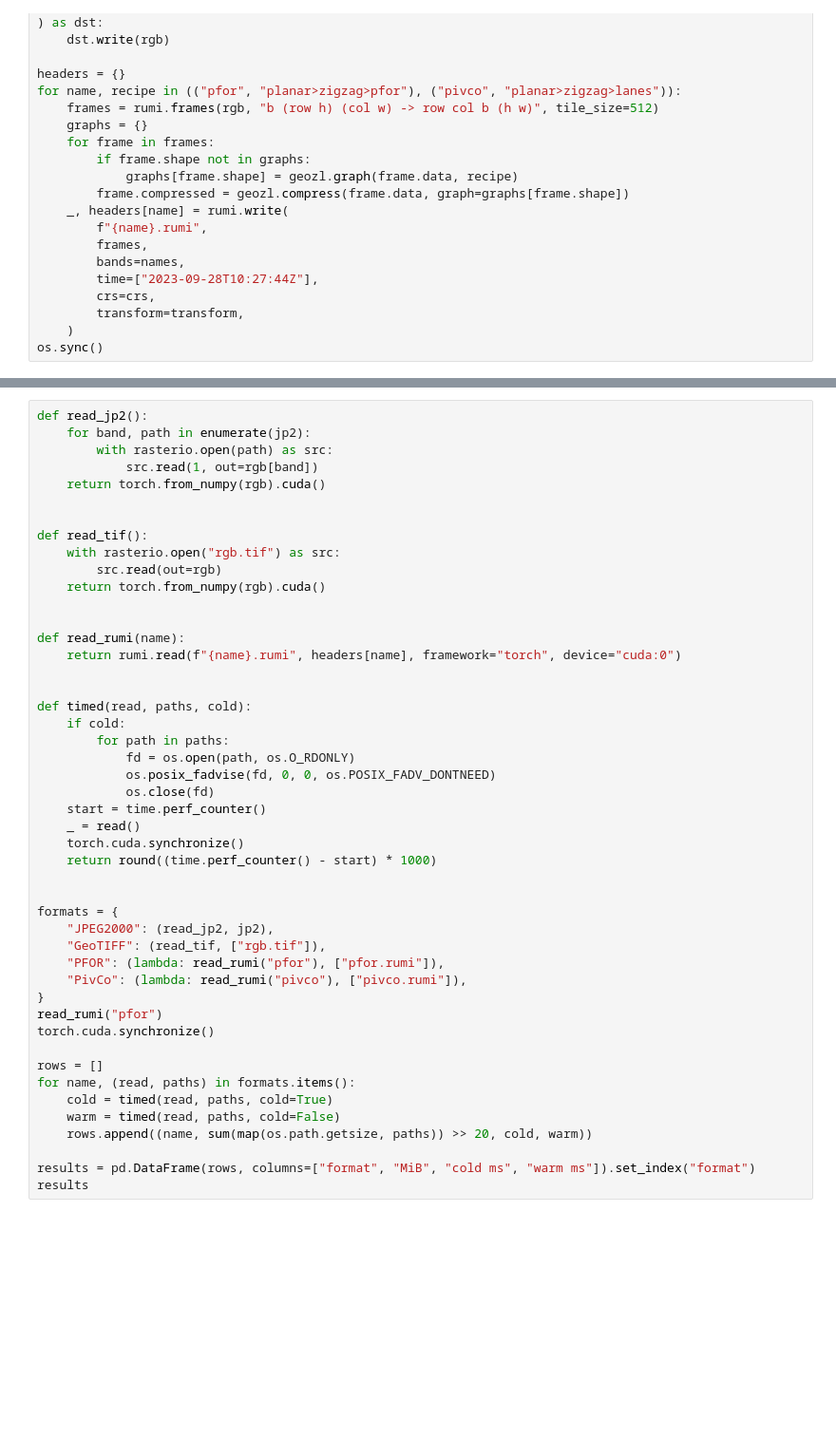
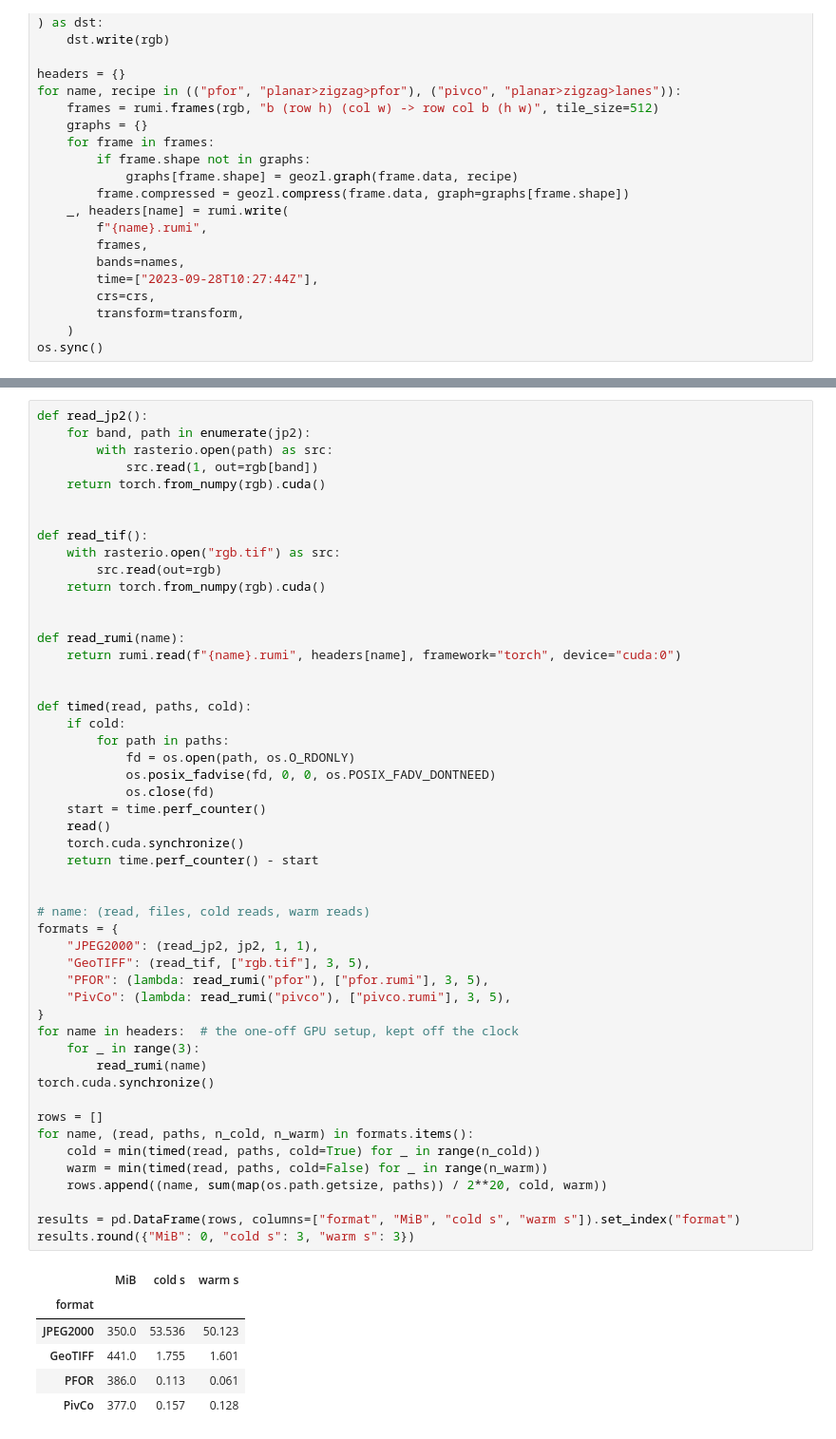
Before and after one commit to asterisk-labs/geozl, a Jupyter notebook: docs/notebooks/sentinel2-cuda-benchmark.ipynb, the cells around one changed output, grey strips where cells are left out. Shown at 95% size. Cells and saved outputs as stored; diff of their text form; blank space fills up the shorter version.

```diff
--- a/docs/notebooks/sentinel2-cuda-benchmark.ipynb
+++ b/docs/notebooks/sentinel2-cuda-benchmark.ipynb
@@ -110,43 +124,53 @@ def read_jp2():
             src.read(1, out=rgb[band])
     return torch.from_numpy(rgb).cuda()
 
 
 def read_tif():
     with rasterio.open("rgb.tif") as src:
         src.read(out=rgb)
     return torch.from_numpy(rgb).cuda()
 
 
 def read_rumi(name):
     return rumi.read(f"{name}.rumi", headers[name], framework="torch", device="cuda:0")
 
 
 def timed(read, paths, cold):
     if cold:
         for path in paths:
             fd = os.open(path, os.O_RDONLY)
             os.posix_fadvise(fd, 0, 0, os.POSIX_FADV_DONTNEED)
             os.close(fd)
     start = time.perf_counter()
-    _ = read()
+    read()
     torch.cuda.synchronize()
-    return round((time.perf_counter() - start) * 1000)
+    return time.perf_counter() - start
 
 
+# name: (read, files, cold reads, warm reads)
 formats = {
-    "JPEG2000": (read_jp2, jp2),
-    "GeoTIFF": (read_tif, ["rgb.tif"]),
-    "PFOR": (lambda: read_rumi("pfor"), ["pfor.rumi"]),
-    "PivCo": (lambda: read_rumi("pivco"), ["pivco.rumi"]),
+    "JPEG2000": (read_jp2, jp2, 1, 1),
+    "GeoTIFF": (read_tif, ["rgb.tif"], 3, 5),
+    "PFOR": (lambda: read_rumi("pfor"), ["pfor.rumi"], 3, 5),
+    "PivCo": (lambda: read_rumi("pivco"), ["pivco.rumi"], 3, 5),
 }
-read_rumi("pfor")
+for name in headers:  # the one-off GPU setup, kept off the clock
+    for _ in range(3):
+        read_rumi(name)
 torch.cuda.synchronize()
 
 rows = []
-for name, (read, paths) in formats.items():
-    cold = timed(read, paths, cold=True)
-    warm = timed(read, paths, cold=False)
-    rows.append((name, sum(map(os.path.getsize, paths)) >> 20, cold, warm))
+for name, (read, paths, n_cold, n_warm) in formats.items():
+    cold = min(timed(read, paths, cold=True) for _ in range(n_cold))
+    warm = min(timed(read, paths, cold=False) for _ in range(n_warm))
+    rows.append((name, sum(map(os.path.getsize, paths)) / 2**20, cold, warm))
 
-results = pd.DataFrame(rows, columns=["format", "MiB", "cold ms", "warm ms"]).set_index("format")
-results
+results = pd.DataFrame(rows, columns=["format", "MiB", "cold s", "warm s"]).set_index("format")
+results.round({"MiB": 0, "cold s": 3, "warm s": 3})
+# %% [output]
+|  | MiB | cold s | warm s |
+| format |  |  |  |
+| JPEG2000 | 350.0 | 53.536 | 50.123 |
+| GeoTIFF | 441.0 | 1.755 | 1.601 |
+| PFOR | 386.0 | 0.113 | 0.061 |
+| PivCo | 377.0 | 0.157 | 0.128 |
```
Also changed, not shown: parts of 14 cells of this notebook, 4 other files.
